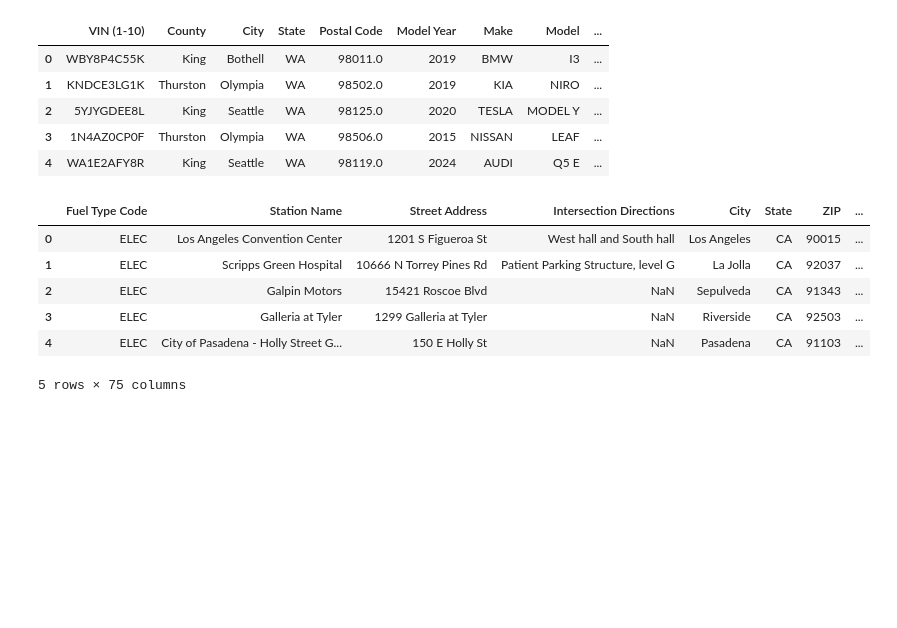
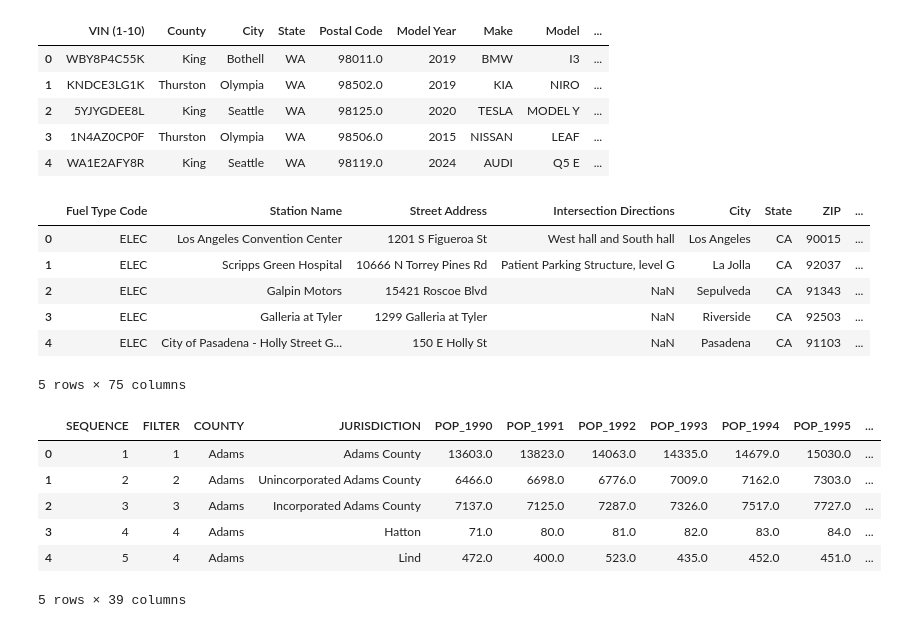
Before and after one commit to sowmyarshetty/Project2-AI-Class, a Jupyter notebook: Project2_AI_Class.ipynb, the cells around one changed output. Saved outputs shown, nothing was run; the diff lists cells and outputs as text; code cells hidden in the pictures; blank space fills up the shorter version.

```diff
--- a/Project2_AI_Class.ipynb
+++ b/Project2_AI_Class.ipynb
@@ -35,3 +35,15 @@ df_cs.head(5)
 | 3 | ELEC | Galleria at Tyler | 1299 Galleria at Tyler | NaN | Riverside | CA | 92503 | ... |
 | 4 | ELEC | City of Pasadena - Holly Street G... | 150 E Holly St | NaN | Pasadena | CA | 91103 | ... |
 5 rows × 75 columns
+# %%
+#Read the Charging Stations dataset
+df_demographics = pd.read_csv('/content/drive/MyDrive/Colab Notebooks/P2Resources/Demographics.csv')
+df_demographics.head(5)
+# %% [output]
+|  | SEQUENCE | FILTER | COUNTY | JURISDICTION | POP_1990 | POP_1991 | POP_1992 | POP_1993 | POP_1994 | POP_1995 | ... |
+| 0 | 1 | 1 | Adams | Adams County | 13603.0 | 13823.0 | 14063.0 | 14335.0 | 14679.0 | 15030.0 | ... |
+| 1 | 2 | 2 | Adams | Unincorporated Adams County | 6466.0 | 6698.0 | 6776.0 | 7009.0 | 7162.0 | 7303.0 | ... |
+| 2 | 3 | 3 | Adams | Incorporated Adams County | 7137.0 | 7125.0 | 7287.0 | 7326.0 | 7517.0 | 7727.0 | ... |
+| 3 | 4 | 4 | Adams | Hatton | 71.0 | 80.0 | 81.0 | 82.0 | 83.0 | 84.0 | ... |
+| 4 | 5 | 4 | Adams | Lind | 472.0 | 400.0 | 523.0 | 435.0 | 452.0 | 451.0 | ... |
+5 rows × 39 columns
```
Also changed, not shown: parts of 1 cell of this notebook.
